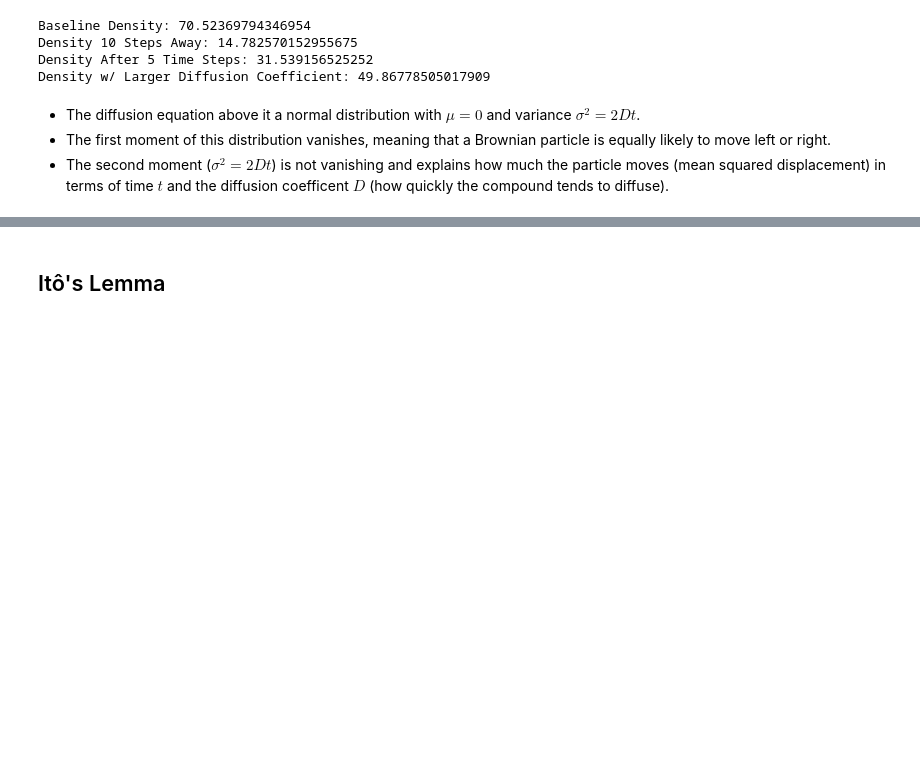
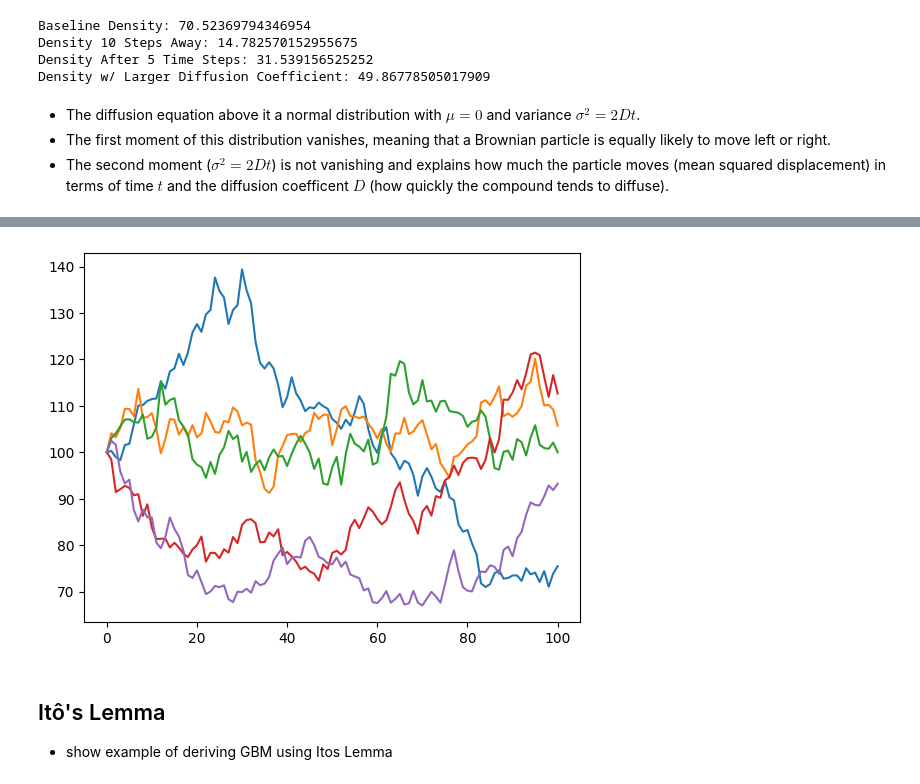
Before and after one commit to nelson-n/cs-math-nn, a Jupyter notebook: Math/MathNotes.ipynb, the cells around one changed output, grey strips where cells are left out. Saved outputs shown, nothing was run; the diff lists cells and outputs as text; code cells hidden in the pictures; blank space fills up the shorter version.

Commit message:
Geometric Brownian Motion Notes

```diff
--- a/Math/MathNotes.ipynb
+++ b/Math/MathNotes.ipynb
@@ -140,2 +170,65 @@ make a brownian motion plot
+# %%
+import numpy as np
+import matplotlib.pyplot as plt
+
+# Parameters
+mu = 0.1 # Drift coefficient mu.
+sigma = 0.3 # Volatility.
+n = 100 # Number of time steps.
+T = 1 # Total time horizon (1 year).
+M = 5 # Number of simulations.
+S0 = 100 # Initial value.
+
+# Calculate the size of each time step.
+dt = T/n
+
+# Generating Brownian motion (Wiener Process), thus we use a normal distribution
+# with mu = 0 and sigma^2 = dt.
+Wt = np.random.normal(0, np.sqrt(dt), size=(M,n))
+
+# Entire part of the GBM equation after S0 (movement at each time step).
+St = np.exp( # Euler's number.
+    (mu - sigma ** 2 / 2) * dt # Drift term.
+    + sigma * Wt.T # Wiener Process (Diffusion Term) * Sigma
+)
+
+# Include array of 1's.
+St = np.vstack([np.ones(M), St])
+
+# Use cumulative product to multiply the beginning value S0 by the movement at
+# each time step for a given simulation. This returns the GBM path.
+St = S0 * St.cumprod(axis=0)
+
+# Plot the GBM path for each simulation.
+plt.plot(St)
+plt.show()
+
+#-------------------------------------------------------------------------------
+# Verifying that under a large number of simulations the expected value and
+# variance of the GBM is close to the theoretical values.
+#-------------------------------------------------------------------------------
+
+M = 1000
+T = 4
+dt = T/n
+
+# Generate 1000 GBM paths.
+St = np.exp((mu - sigma ** 2 / 2) * dt + sigma * np.random.normal(0, np.sqrt(dt), size=(M,n)).T)
+St = np.vstack([np.ones(M), St])
+St = S0 * St.cumprod(axis=0)
+
+# Taking the mean value of all simulations at time step = 100 and comparing to
+# the expected value of the GBM.
+np.mean(St[100, ])
+S0 * np.exp(mu * T)
+
+# Taking the variance of all simulations at time step = 100 and comparing to
+# the variance of the GBM.
+np.var(St[100, ])
+S0 ** 2 * np.exp(2 * mu * T) * (np.exp(sigma ** 2 * T) - 1)
+# %% [output]
+[figure, added]
 # %% [markdown]
 ## Itô's Lemma
+
+- show example of deriving GBM using Itos Lemma
```
Also changed, not shown: parts of 8 cells of this notebook, 1 other file.
